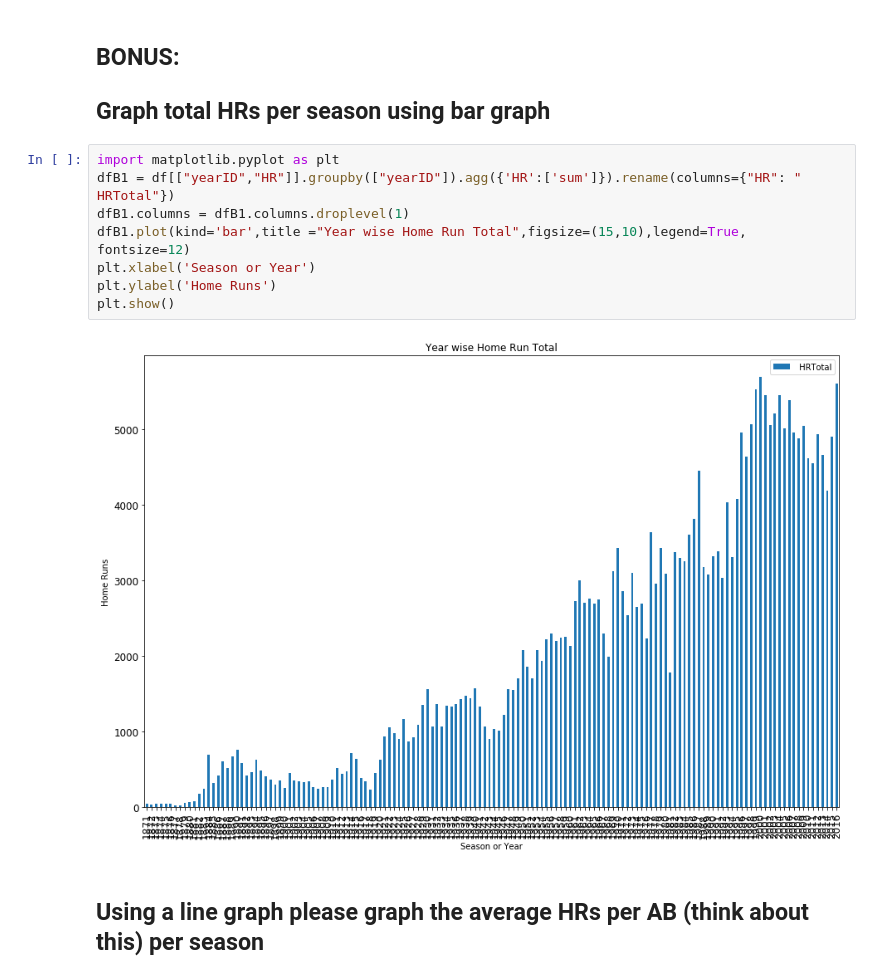
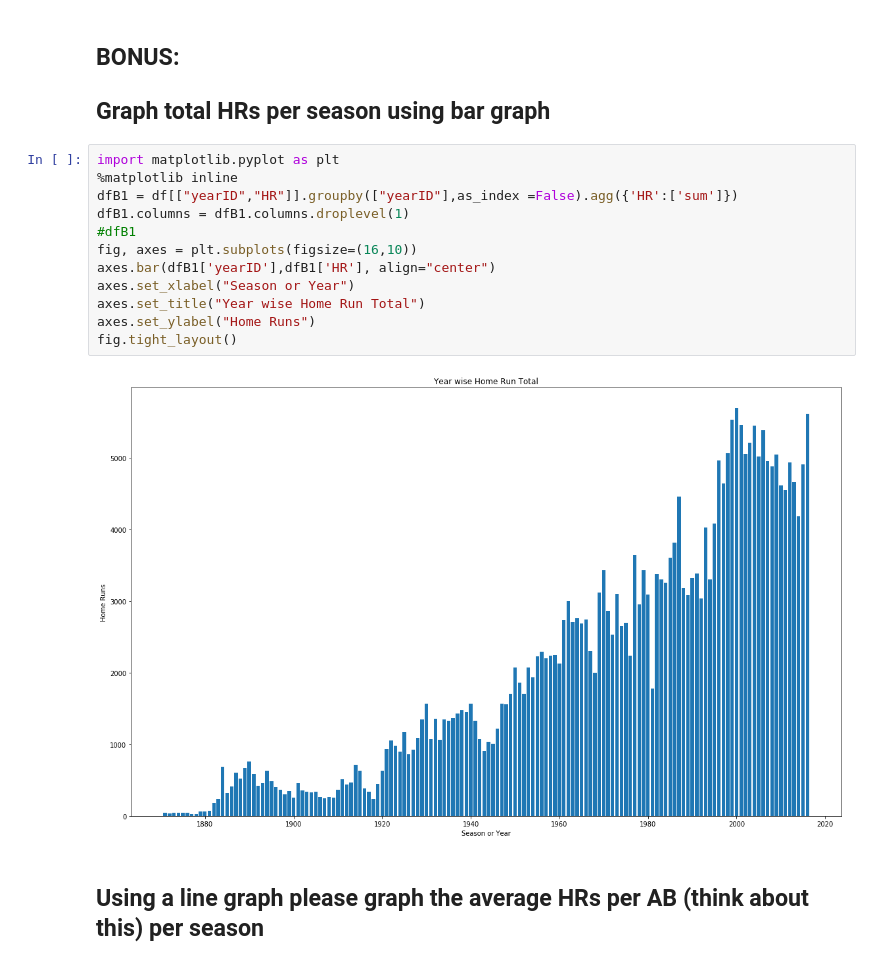
Before and after one commit to chandrakantpandit/BaseballProject, a Jupyter notebook: Pandit_Chandrakant_Assignment1.ipynb, the cells around one changed output. Saved outputs shown, nothing was run; the diff lists cells and outputs as text.

```diff
--- a/Pandit_Chandrakant_Assignment1.ipynb
+++ b/Pandit_Chandrakant_Assignment1.ipynb
@@ -401,13 +409,17 @@ df25.sort_values(by=['age','yearID'],ascending=True).head()
 ## Graph total HRs per season using bar graph
 # %%
 import matplotlib.pyplot as plt
-dfB1 = df[["yearID","HR"]].groupby(["yearID"]).agg({'HR':['sum']}).rename(columns={"HR": " HRTotal"})
+%matplotlib inline
+dfB1 = df[["yearID","HR"]].groupby(["yearID"],as_index =False).agg({'HR':['sum']})
 dfB1.columns = dfB1.columns.droplevel(1)
-dfB1.plot(kind='bar',title ="Year wise Home Run Total",figsize=(15,10),legend=True, fontsize=12)
-plt.xlabel('Season or Year')
-plt.ylabel('Home Runs')
-plt.show()
+#dfB1
+fig, axes = plt.subplots(figsize=(16,10))
+axes.bar(dfB1['yearID'],dfB1['HR'], align="center")
+axes.set_xlabel("Season or Year")
+axes.set_title("Year wise Home Run Total")
+axes.set_ylabel("Home Runs")
+fig.tight_layout()
 # %% [output]
-[figure, old version]
+[figure, new version]
 # %% [markdown]
 ## Using a line graph please graph the average HRs per AB (think about this) per season
```
Also changed, not shown: parts of 11 cells of this notebook.
